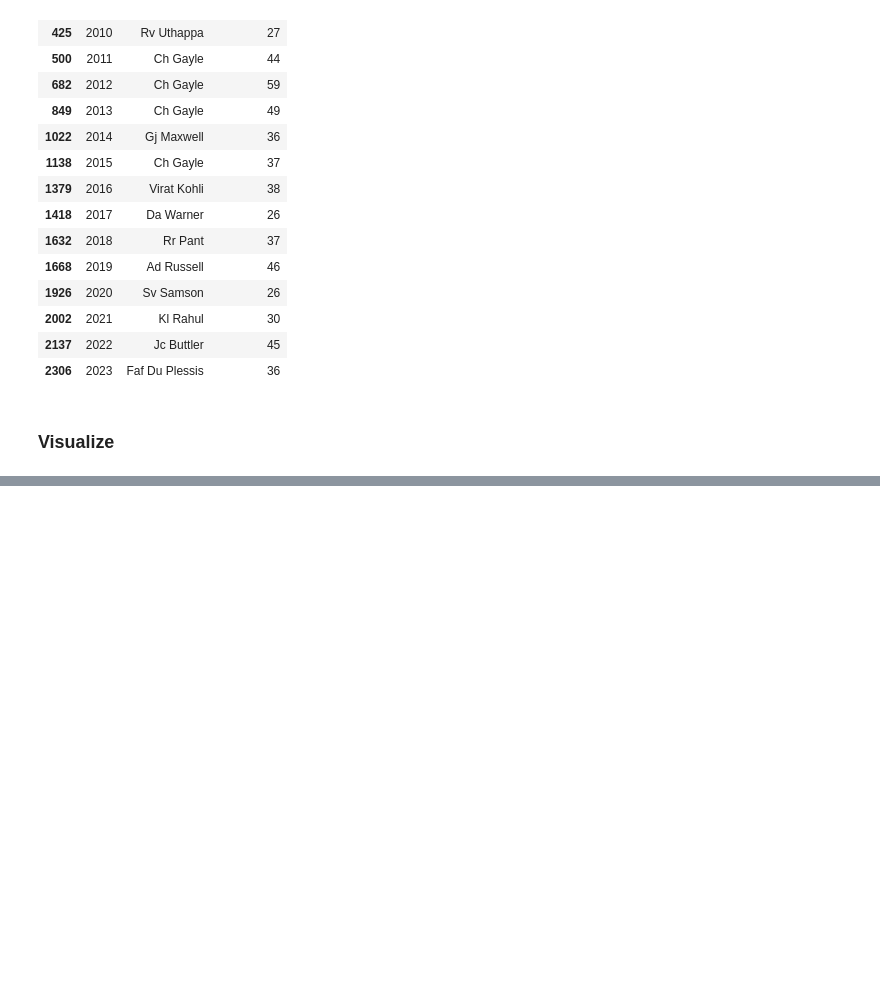
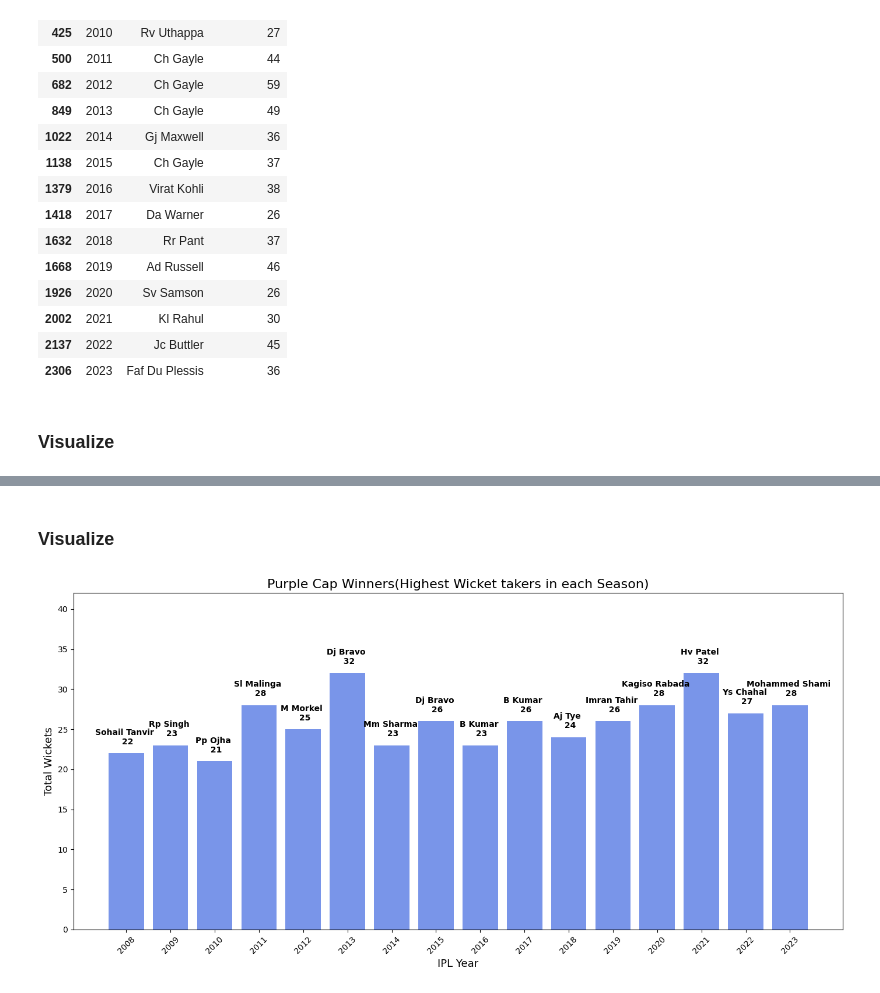
Before and after one commit to Sujil75/Data-Analytics-Practices, a Jupyter notebook: IPL_Data_EDA.ipynb, the cells around one changed output, grey strips where cells are left out. Drawn from its saved outputs; the diff is of its cells as text; code cells hidden in the pictures; blank space fills up the shorter version.

```diff
--- a/IPL_Data_EDA.ipynb
+++ b/IPL_Data_EDA.ipynb
@@ -586,0 +591,44 @@ plt.show()
+# %%
+# Season wise wicket takers
+yrly_wicket_takers = df.groupby(['Year', 'Bowler'])['bowler_wickets'].sum().reset_index()
+
+# Bowler with highest wicket takings index
+highest_wckt_takers_idx = yrly_wicket_takers.groupby('Year')['bowler_wickets'].idxmax()
+
+# Highest Wicket takers details each Season
+highest_wicket_takers = yrly_wicket_takers.loc[highest_wckt_takers_idx]
+
+highest_wicket_takers = highest_wicket_takers.rename(columns = {'bowler_wickets':'Total Wickets Taken'})
+# %% [markdown]
+### Visualize
+# %%
+# Plot figure and chart
+plt.figure(figsize=(14, 7))
+bars = plt.bar(
+          highest_wicket_takers['Year'].astype(str),
+          highest_wicket_takers['Total Wickets Taken'],
+          color='royalblue',
+          alpha=0.7
+      )
+
+# Adding names of bowlers with their wickets
+for bar, wickets, bowler in zip(bars, highest_wicket_takers['Total Wickets Taken'], highest_wicket_takers['Bowler']):
+  plt.text(
+      bar.get_x() + bar.get_width() / 2,
+      bar.get_height() + 2,
+      f'{bowler} \n {wickets}',
+      ha='center', va='center', fontsize=10, fontweight='bold'
+  )
+
+# visualize with labels and titles
+plt.xlabel('IPL Year', fontsize=13)
+plt.ylabel('Total Wickets', fontsize=13)
+plt.title('Purple Cap Winners(Highest Wicket takers in each Season)', fontsize=16)
+
+# styling visualization
+plt.ylim(0, highest_wicket_takers['Total Wickets Taken'].max() + 10)
+plt.xticks(rotation=45)
+plt.tight_layout()
+plt.show()
+# %% [output]
+[figure, added]
```
Also changed, not shown: parts of 3 cells of this notebook.
